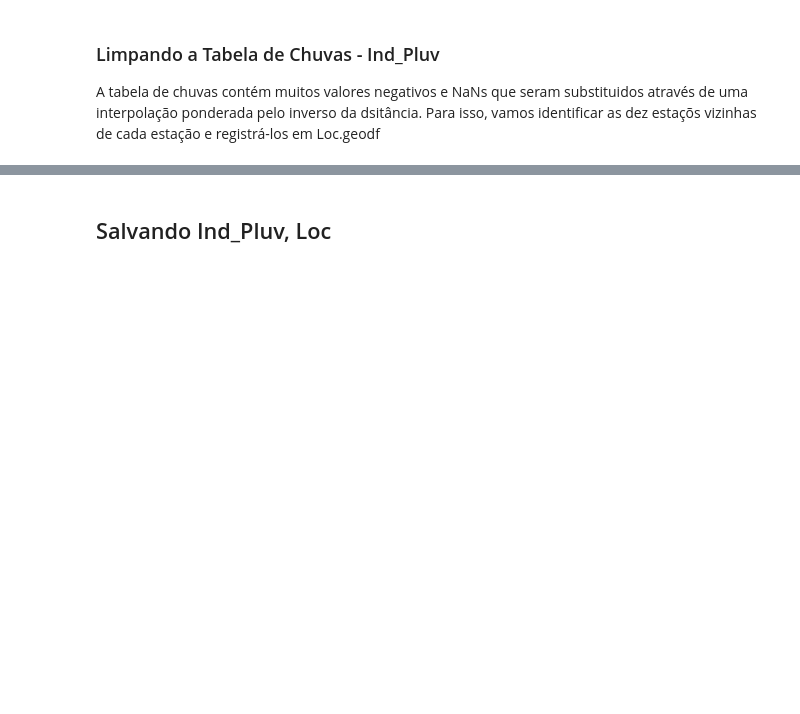
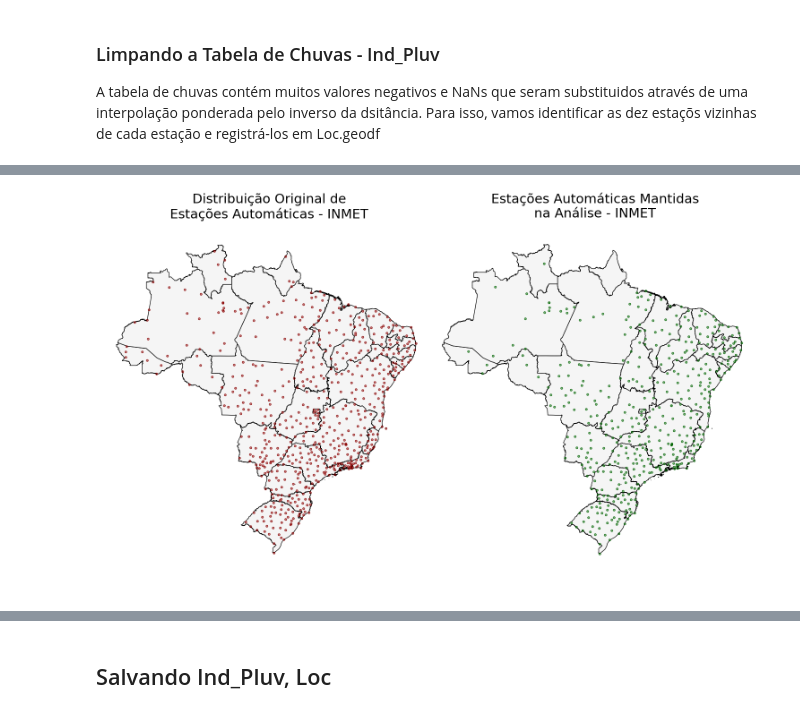
Before and after one commit to matos-pedro/POD_Chuvas_BR, a Jupyter notebook: POD_Parte-1.ipynb, the cells around one changed output, grey strips where cells are left out. Cells and saved outputs as stored; diff of their text form; code cells hidden in the pictures; blank space fills up the shorter version.

```diff
--- a/POD_Parte-1.ipynb
+++ b/POD_Parte-1.ipynb
@@ -117,0 +168,30 @@ Ind_Pluv.head(3)
+# %%
+%matplotlib widget
+
+fig, axs = plt.subplots(ncols=2, figsize=(5, 3), dpi=300)
+
+# Plotagem do mapa do Brasil com estados
+UF.plot(facecolor="whitesmoke", edgecolor="black", ax=axs[0], lw=0.3)
+axs[0].set_title("Distribuição Original de\nEstações Automáticas - INMET", fontsize=7)
+axs[0].axis("off")
+axs[0].set_xlim(-74, -34)
+
+# Plotagem das estações
+LocG.plot(ax=axs[0], marker='o', color='darkred', facecolors='darkred', markersize=0.1)
+#Loc.plot(ax=axs[0], marker='o', color='darkgreen', facecolors='darkgreen', markersize=0.1)
+
+# Plotagem do segundo mapa (caso haja)
+# Aqui é um exemplo de como seria o segundo mapa
+UF.plot(facecolor="whitesmoke", edgecolor="black", ax=axs[1], lw=0.3)
+axs[1].set_title("Estações Automáticas Mantidas\nna Análise - INMET", fontsize=7)
+axs[1].axis("off")
+axs[1].set_xlim(-74, -34)
+
+#Plotagem das estações no segundo mapa (se necessário)
+#LocG.plot(ax=axs[1], marker='o', color='darkred', facecolors='darkred', markersize=0.1)
+Loc.plot(ax=axs[1], marker='o', color='darkgreen', facecolors='darkgreen', markersize=0.1)
+
+plt.tight_layout()
+plt.savefig('Estacoes.png', bbox_inches='tight',dpi=300)
+# %% [output]
+[figure, added]
```
Also changed, not shown: parts of 17 cells of this notebook, 27 other files.
